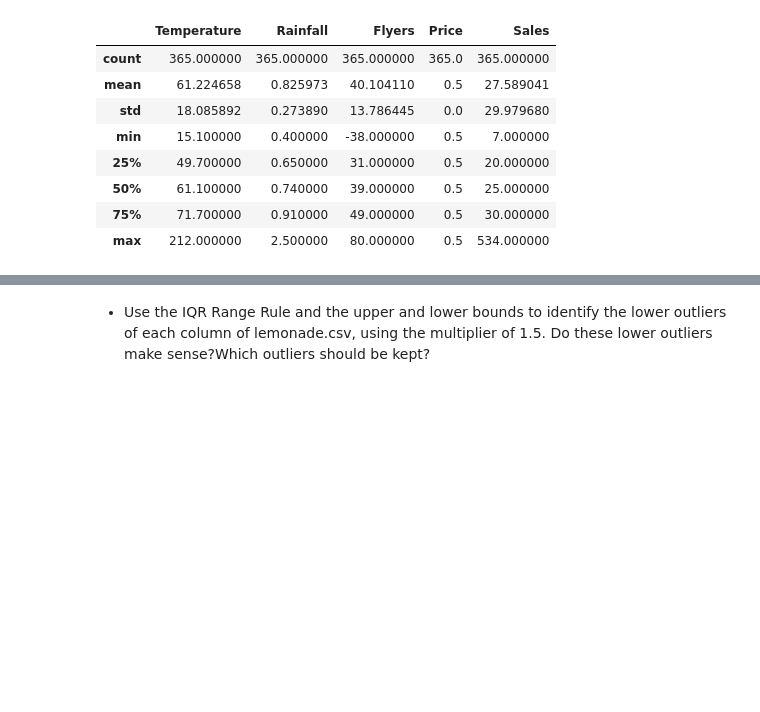
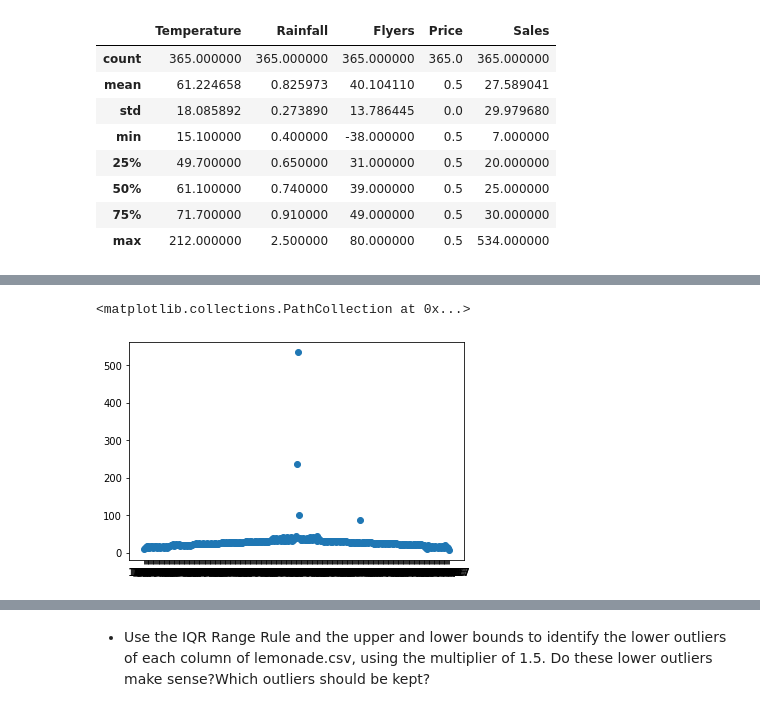
Before and after one commit to davidwederstrandtsr/anomaly-detection, a Jupyter notebook: continuous_probabilistic_methods.ipynb, the cells around one changed output, grey strips where cells are left out. Saved outputs shown, nothing was run; the diff lists cells and outputs as text; code cells hidden in the pictures; blank space fills up the shorter version.

```diff
--- a/continuous_probabilistic_methods.ipynb
+++ b/continuous_probabilistic_methods.ipynb
@@ -51,0 +107,5 @@ lemonade.describe()
+# %%
+plt.scatter(lemonade.Date, lemonade.Sales)
+# %% [output]
+<matplotlib.collections.PathCollection at 0x...>
+[figure, added]
```
Also changed, not shown: parts of 54 cells of this notebook.
